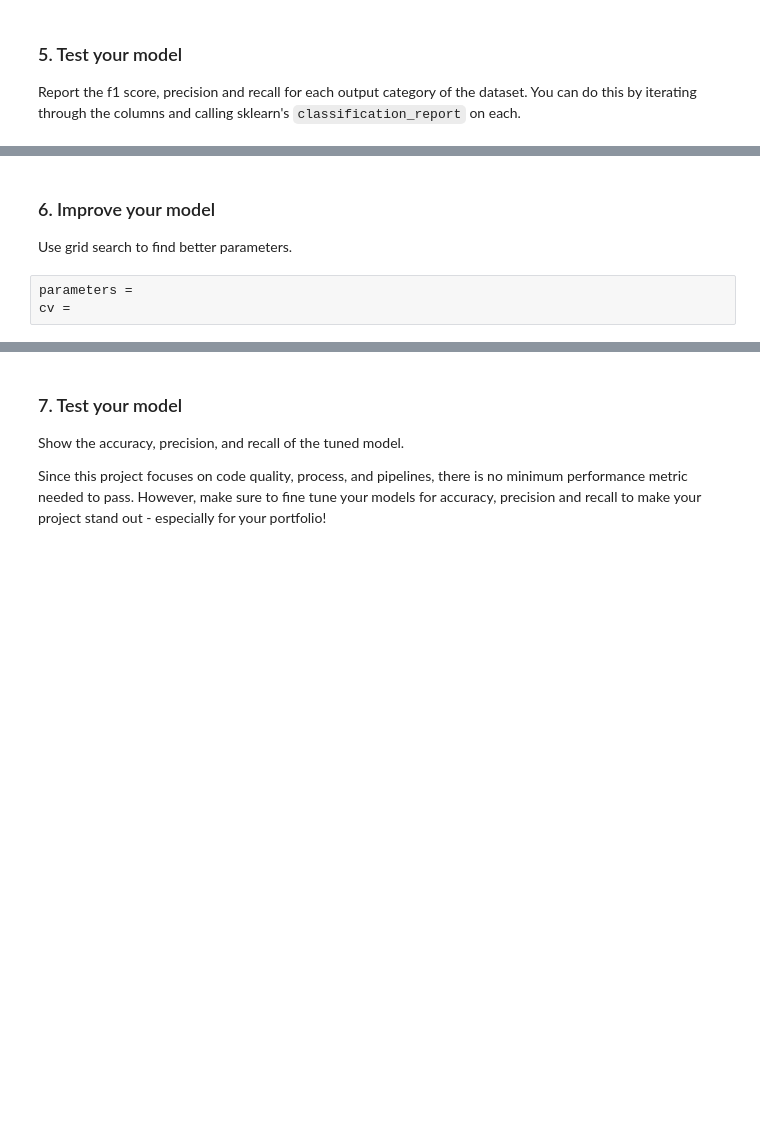
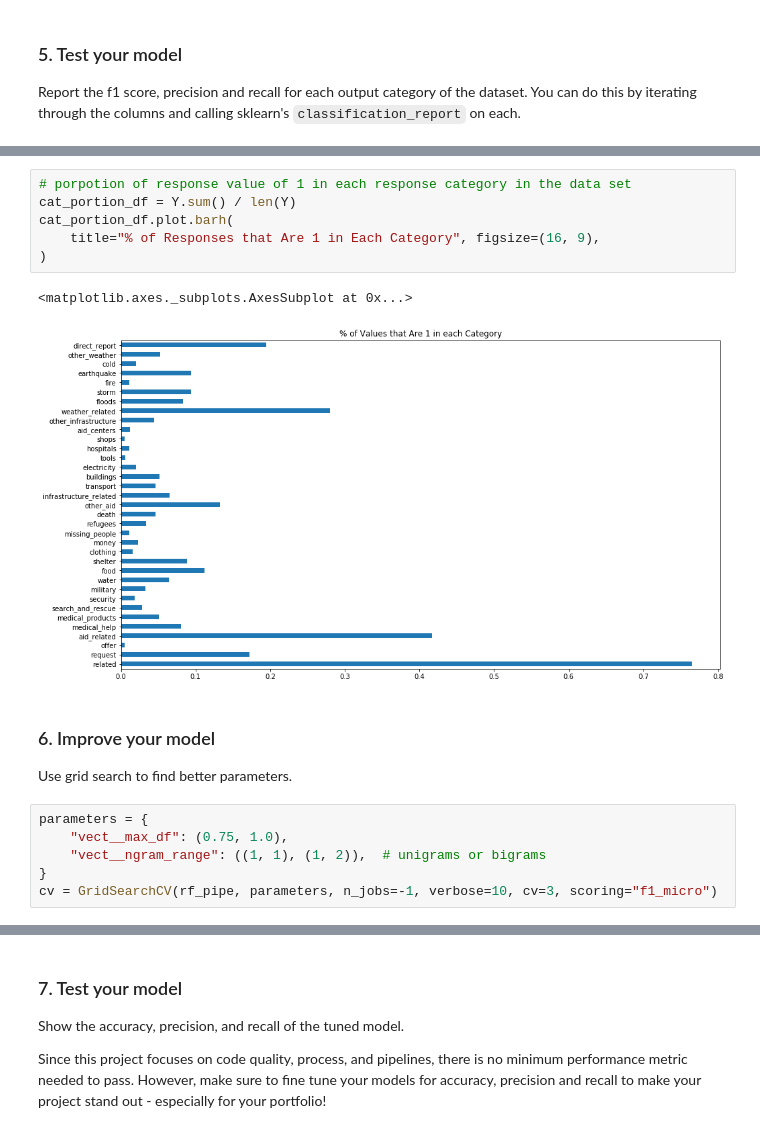
Before and after one commit to caroger/disaster_response, a Jupyter notebook: prep/ML Pipeline Preparation.ipynb, the cells around one changed output, grey strips where cells are left out. Cells and saved outputs as stored; diff of their text form; blank space fills up the shorter version.

```diff
--- a/prep/ML Pipeline Preparation.ipynb
+++ b/prep/ML Pipeline Preparation.ipynb
@@ -167,2 +165,11 @@ report_df(Y_test,Y_pred, Y_test.columns)
+# %%
+# porpotion of response value of 1 in each response category in the data set
+cat_portion_df = Y.sum() / len(Y)
+cat_portion_df.plot.barh(
+    title="% of Responses that Are 1 in Each Category", figsize=(16, 9),
+)
+# %% [output]
+<matplotlib.axes._subplots.AxesSubplot at 0x...>
+[figure, added]
 # %% [markdown]
 ### 6. Improve your model
@@ -169,4 +177,7 @@ report_df(Y_test,Y_pred, Y_test.columns)
 Use grid search to find better parameters.
-# %%
-parameters =
-cv =
+# %%
+parameters = {
+    "vect__max_df": (0.75, 1.0),
+    "vect__ngram_range": ((1, 1), (1, 2)),  # unigrams or bigrams
+}
+cv = GridSearchCV(rf_pipe, parameters, n_jobs=-1, verbose=10, cv=3, scoring="f1_micro")
```
Also changed, not shown: parts of 21 cells of this notebook, 3 other files.
